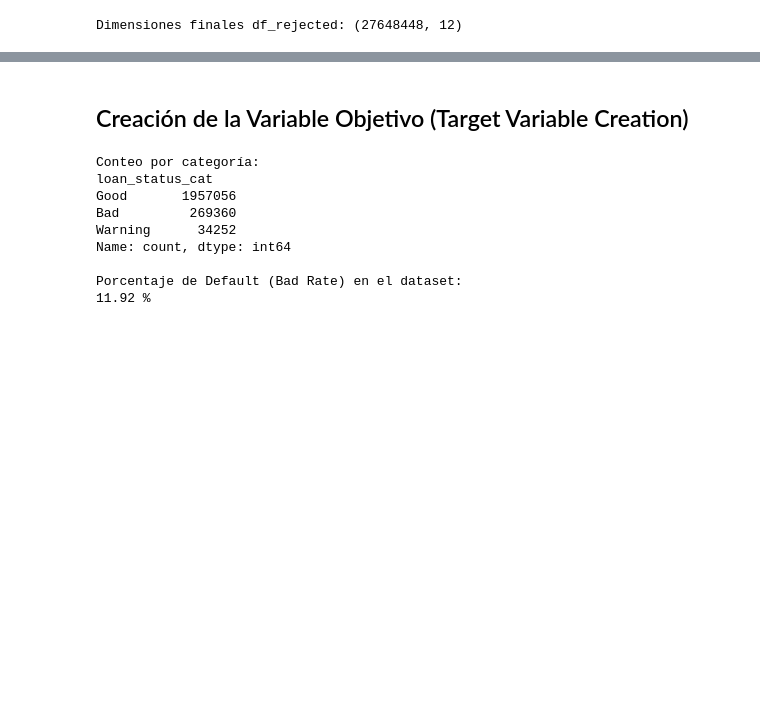
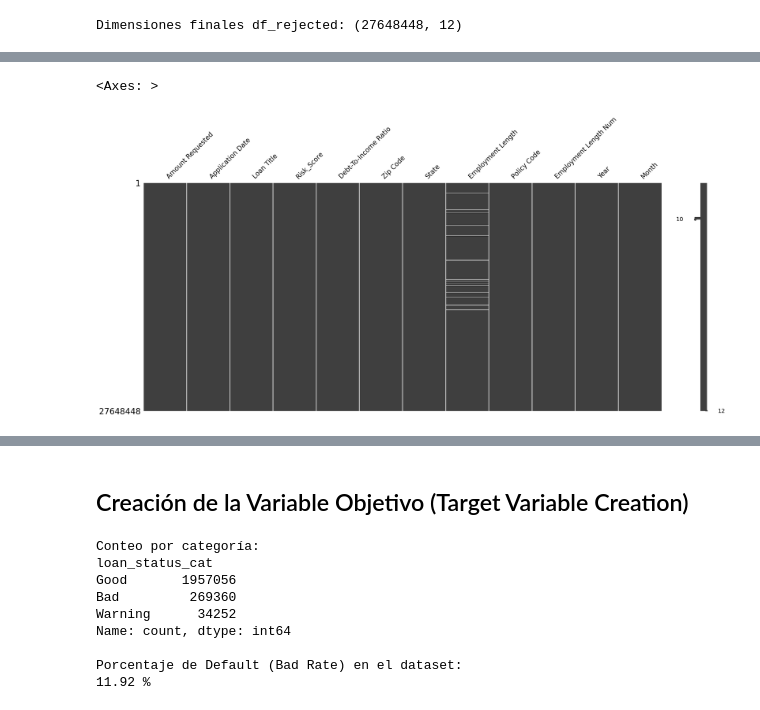
Before and after one commit to arturotowers/Proyecto_Lab_Indicadores, a Jupyter notebook: Notebook/Proyecto_LendingClub.ipynb, the cells around one changed output, grey strips where cells are left out. Cells and saved outputs as stored; diff of their text form; code cells hidden in the pictures; blank space fills up the shorter version.

```diff
--- a/Notebook/Proyecto_LendingClub.ipynb
+++ b/Notebook/Proyecto_LendingClub.ipynb
@@ -353,0 +386,7 @@ En resumen, la limpieza prioriza **preservar la información de negocio**, inter
+# %%
+import missingno as msno
+
+msno.matrix(df_rejected)
+# %% [output]
+<Axes: >
+[figure, added]
```
Also changed, not shown: parts of 25 cells of this notebook.
